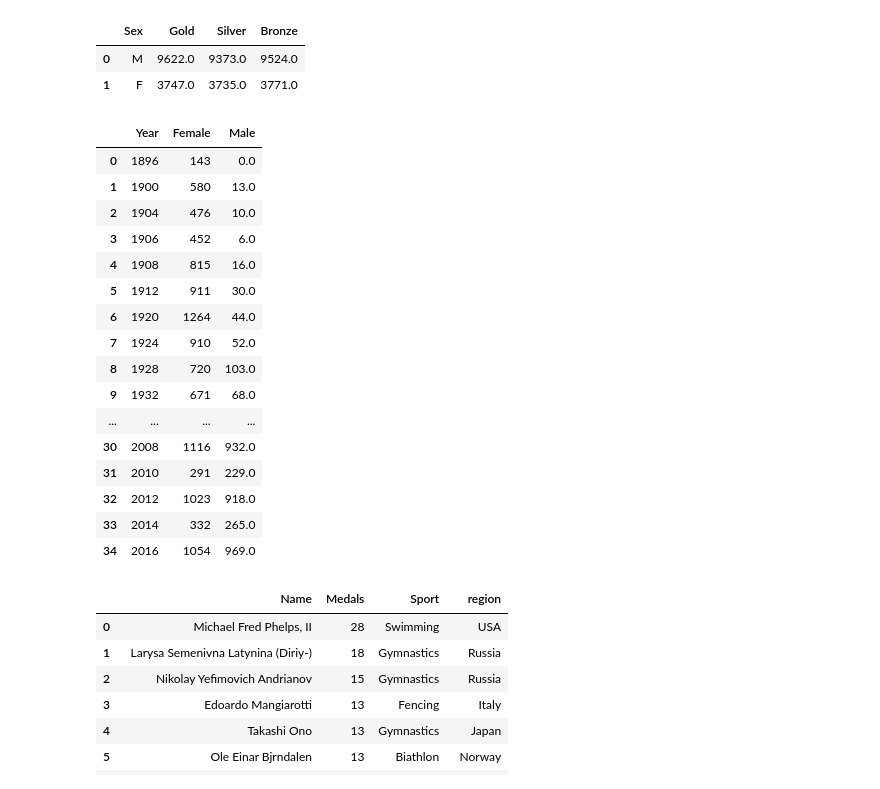
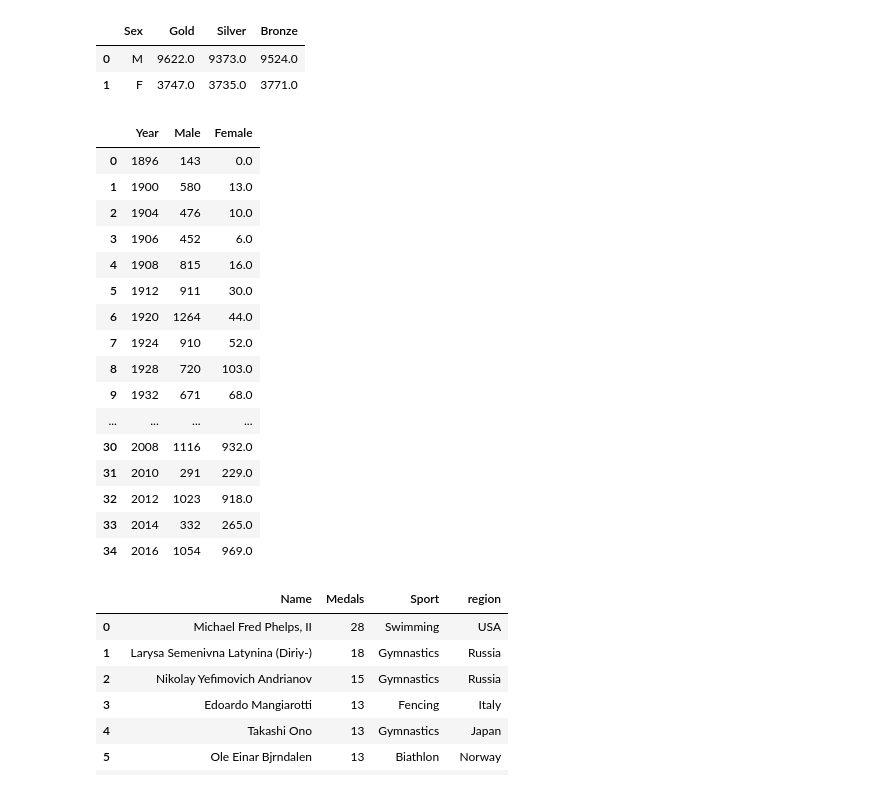
Before and after one commit to MaliheDahmardeh/Olympic-History, a Jupyter notebook: Olympic_History.ipynb, the cells around one changed output. Cells and saved outputs as stored; diff of their text form; code cells hidden in the pictures.

```diff
--- a/Olympic_History.ipynb
+++ b/Olympic_History.ipynb
@@ -492,16 +492,16 @@ men_and_women_medals
 # %%
 #number of women who have won medals
 women = df[df['Sex'] == 'F'].groupby('Year').count()['Name'].reset_index()
 #number of men who have won medals
 men = df[df['Sex'] == 'M'].groupby('Year').count()['Name'].reset_index()
 
 #number of men and women with medal in each year
 total_athlete= men.merge(women,on='Year',how='left')
-total_athlete.rename(columns={'Name_x':'Female','Name_y':'Male'},inplace=True)
+total_athlete.rename(columns={'Name_x':'Male','Name_y':'Female'},inplace=True)
 total_athlete = total_athlete.fillna(0)
 total_athlete
 # %% [output]
-|  | Year | Female | Male |
+|  | Year | Male | Female |
 | 0 | 1896 | 143 | 0.0 |
 | 1 | 1900 | 580 | 13.0 |
 | 2 | 1904 | 476 | 10.0 |
```
